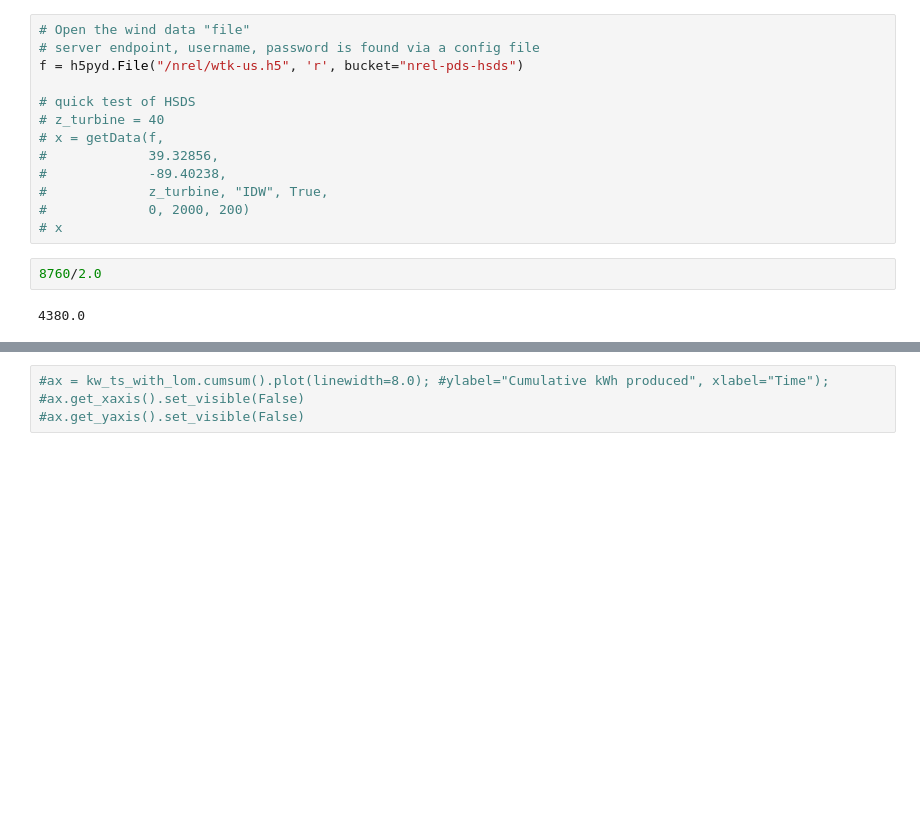
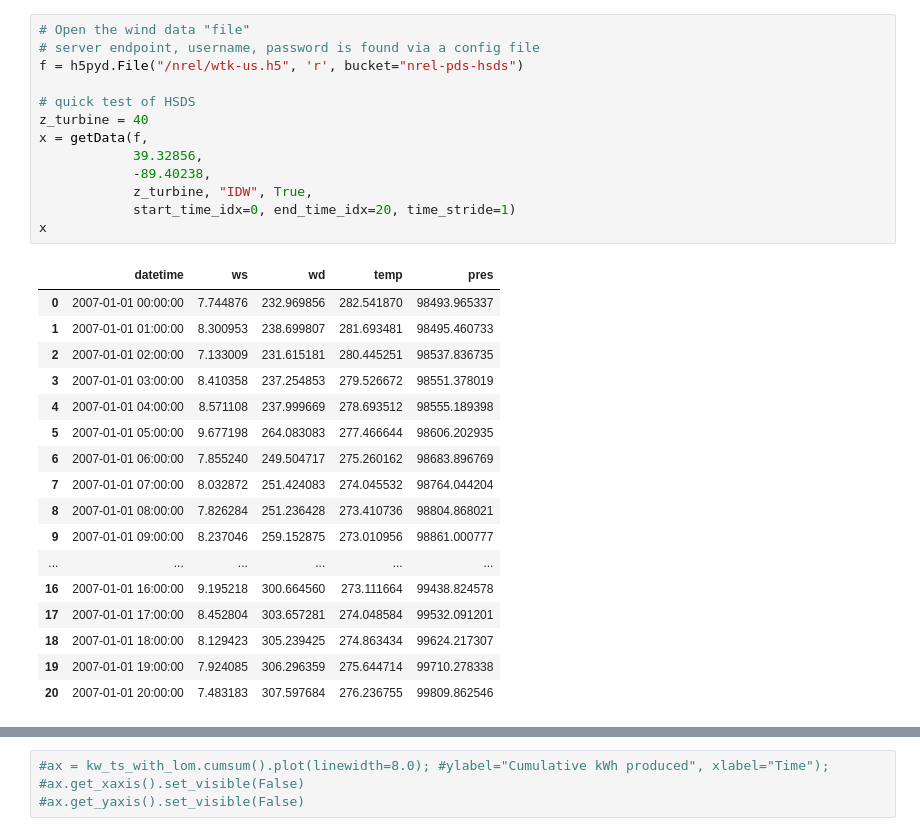
Before and after one commit to NREL/dw-tap, a Jupyter notebook: notebooks/heatmap-analysis.ipynb, the cells around one changed output, grey strips where cells are left out. Saved outputs shown, nothing was run; the diff lists cells and outputs as text; blank space fills up the shorter version.

```diff
--- a/notebooks/heatmap-analysis.ipynb
+++ b/notebooks/heatmap-analysis.ipynb
@@ -102,17 +109,31 @@ gridpoints_outside_polygons
 # %%
 # Open the wind data "file"
 # server endpoint, username, password is found via a config file
 f = h5pyd.File("/nrel/wtk-us.h5", 'r', bucket="nrel-pds-hsds")
 
 # quick test of HSDS
-# z_turbine = 40
-# x = getData(f,
-#             39.32856,
-#             -89.40238,
-#             z_turbine, "IDW", True,
-#             0, 2000, 200)
-# x
+z_turbine = 40
+x = getData(f,
+            39.32856,
+            -89.40238,
+            z_turbine, "IDW", True,
+            start_time_idx=0, end_time_idx=20, time_stride=1)
+x
+# %% [output]
+|  | datetime | ws | wd | temp | pres |
+| 0 | 2007-01-01 00:00:00 | 7.744876 | 232.969856 | 282.541870 | 98493.965337 |
+| 1 | 2007-01-01 01:00:00 | 8.300953 | 238.699807 | 281.693481 | 98495.460733 |
+| 2 | 2007-01-01 02:00:00 | 7.133009 | 231.615181 | 280.445251 | 98537.836735 |
+| 3 | 2007-01-01 03:00:00 | 8.410358 | 237.254853 | 279.526672 | 98551.378019 |
+| 4 | 2007-01-01 04:00:00 | 8.571108 | 237.999669 | 278.693512 | 98555.189398 |
+| 5 | 2007-01-01 05:00:00 | 9.677198 | 264.083083 | 277.466644 | 98606.202935 |
+| 6 | 2007-01-01 06:00:00 | 7.855240 | 249.504717 | 275.260162 | 98683.896769 |
+| 7 | 2007-01-01 07:00:00 | 8.032872 | 251.424083 | 274.045532 | 98764.044204 |
+| 8 | 2007-01-01 08:00:00 | 7.826284 | 251.236428 | 273.410736 | 98804.868021 |
+| 9 | 2007-01-01 09:00:00 | 8.237046 | 259.152875 | 273.010956 | 98861.000777 |
+| ... | ... | ... | ... | ... | ... |
+| 16 | 2007-01-01 16:00:00 | 9.195218 | 300.664560 | 273.111664 | 99438.824578 |
+| 17 | 2007-01-01 17:00:00 | 8.452804 | 303.657281 | 274.048584 | 99532.091201 |
+| 18 | 2007-01-01 18:00:00 | 8.129423 | 305.239425 | 274.863434 | 99624.217307 |
+| 19 | 2007-01-01 19:00:00 | 7.924085 | 306.296359 | 275.644714 | 99710.278338 |
+| 20 | 2007-01-01 20:00:00 | 7.483183 | 307.597684 | 276.236755 | 99809.862546 |
-# %%
-8760/2.0
-# %% [output]
-4380.0
```
Also changed, not shown: parts of 12 cells of this notebook, 5 other files.
